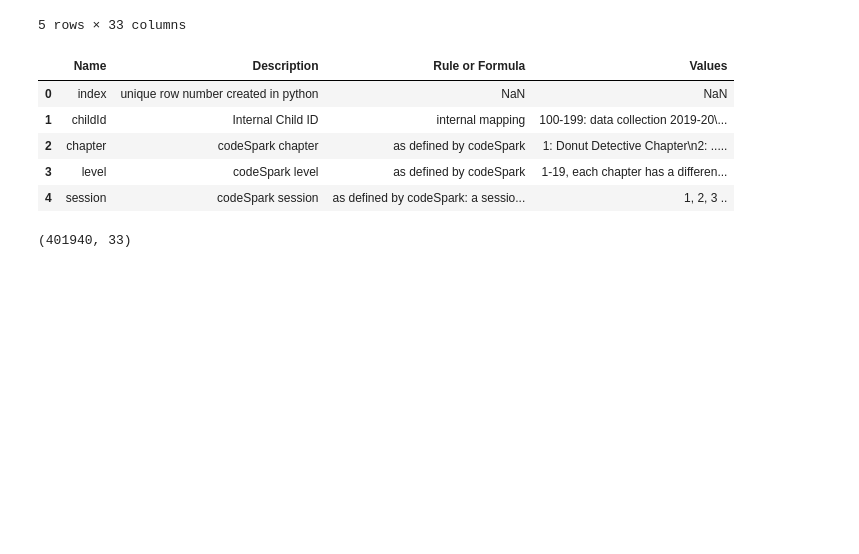
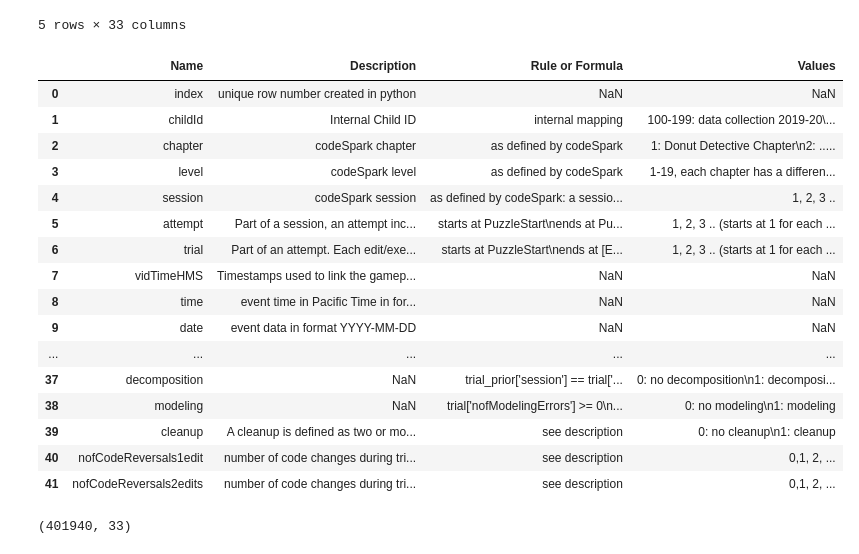
Before and after one commit to hitomi1104/crrest, a Jupyter notebook: EDA.ipynb, the cells around one changed output. Drawn from its saved outputs; the diff is of its cells as text; code cells hidden in the pictures; blank space fills up the shorter version.

```diff
--- a/EDA.ipynb
+++ b/EDA.ipynb
@@ -36,14 +38,25 @@ data.head()
 | 4 | 926168 | 301 | 2021-09-24 | 08:11:19 | 1.0 | 1.0 | 2.0 | 17 | 1.0 | 1.0 | ... |
 5 rows × 33 columns
 # %%
-codebook.head()
+codebook
 # %% [output]
 |  | Name | Description | Rule or Formula | Values |
 | 0 | index | unique row number created in python | NaN | NaN |
 | 1 | childId | Internal Child ID | internal mapping | 100-199: data collection 2019-20\... |
 | 2 | chapter | codeSpark chapter | as defined by codeSpark | 1: Donut Detective Chapter\n2: ..... |
 | 3 | level | codeSpark level | as defined by codeSpark | 1-19, each chapter has a differen... |
 | 4 | session | codeSpark session | as defined by codeSpark: a sessio... | 1, 2, 3 .. |
+| 5 | attempt | Part of a session, an attempt inc... | starts at PuzzleStart\nends at Pu... | 1, 2, 3 .. (starts at 1 for each ... |
+| 6 | trial | Part of an attempt. Each edit/exe... | starts at PuzzleStart\nends at [E... | 1, 2, 3 .. (starts at 1 for each ... |
+| 7 | vidTimeHMS | Timestamps used to link the gamep... | NaN | NaN |
+| 8 | time | event time in Pacific Time in for... | NaN | NaN |
+| 9 | date | event data in format YYYY-MM-DD | NaN | NaN |
+| ... | ... | ... | ... | ... |
+| 37 | decomposition | NaN | trial_prior['session'] == trial['... | 0: no decomposition\n1: decomposi... |
+| 38 | modeling | NaN | trial['nofModelingErrors'] >= 0\n... | 0: no modeling\n1: modeling |
+| 39 | cleanup | A cleanup is defined as two or mo... | see description | 0: no cleanup\n1: cleanup |
+| 40 | nofCodeReversals1edit | number of code changes during tri... | see description | 0,1, 2, ... |
+| 41 | nofCodeReversals2edits | number of code changes during tri... | see description | 0,1, 2, ... |
 # %%
 data.shape
 # %% [output]
```
Also changed, not shown: parts of 37 cells of this notebook, 1 other file.
